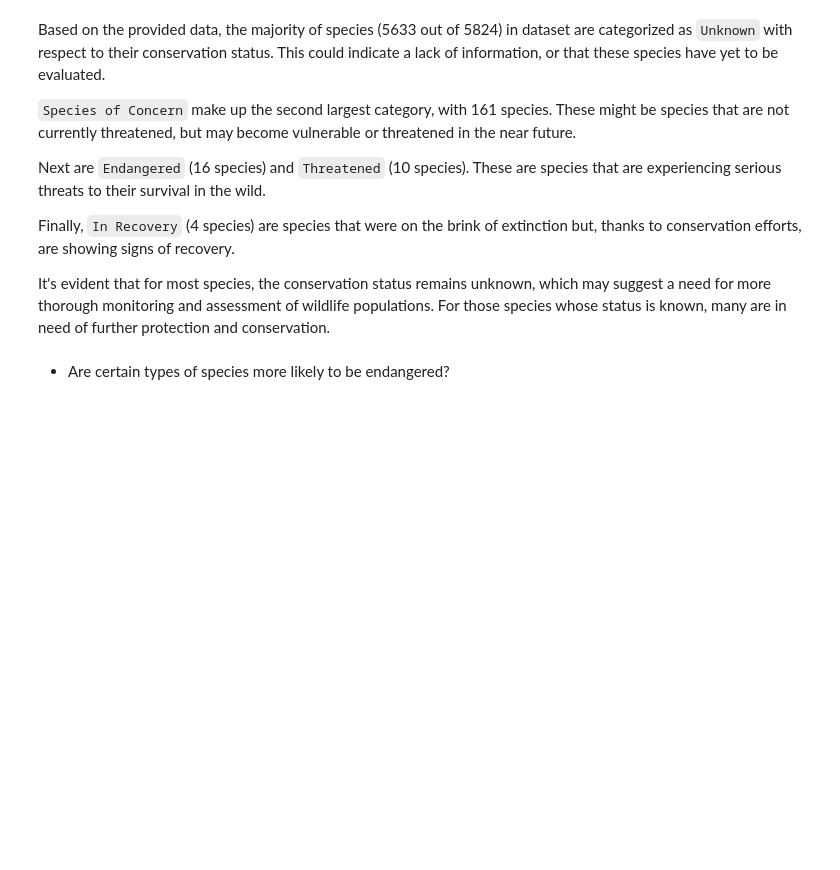
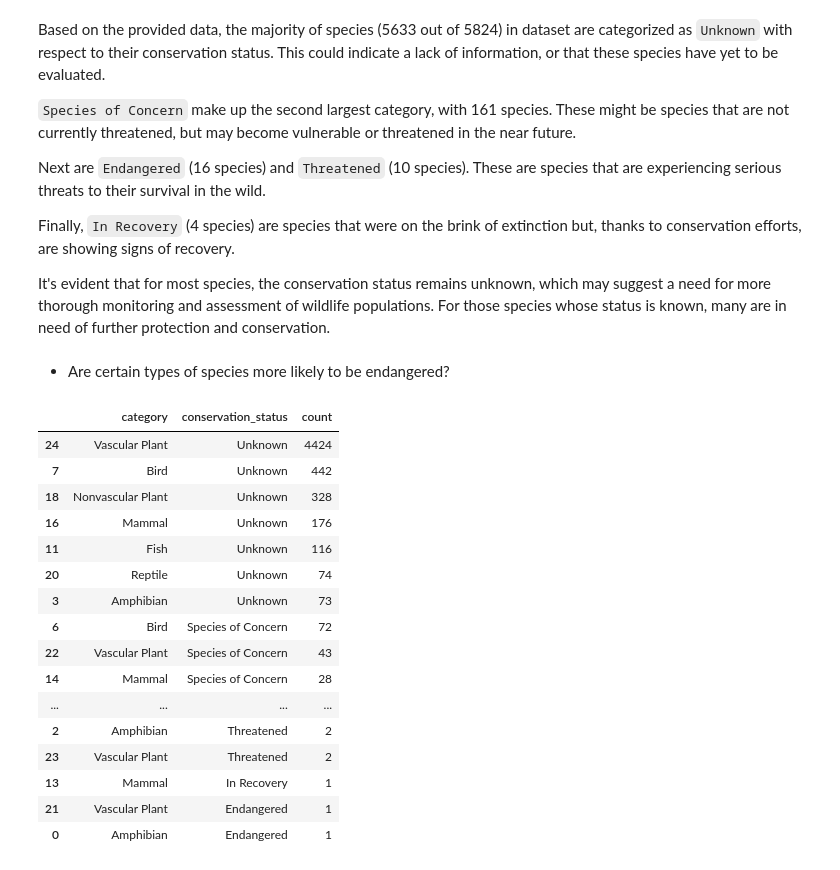
Before and after one commit to davniysons/Codecademy-Data-Science-Portfolio, a Jupyter notebook: biodiversity.ipynb, the cells around one changed output. Drawn from its saved outputs; the diff is of its cells as text; code cells hidden in the pictures; blank space fills up the shorter version.

```diff
--- a/biodiversity.ipynb
+++ b/biodiversity.ipynb
@@ -103,0 +112,20 @@ It's evident that for most species, the conservation status remains unknown, whi
+# %%
+endangered_counts
+# %% [output]
+|  | category | conservation_status | count |
+| 24 | Vascular Plant | Unknown | 4424 |
+| 7 | Bird | Unknown | 442 |
+| 18 | Nonvascular Plant | Unknown | 328 |
+| 16 | Mammal | Unknown | 176 |
+| 11 | Fish | Unknown | 116 |
+| 20 | Reptile | Unknown | 74 |
+| 3 | Amphibian | Unknown | 73 |
+| 6 | Bird | Species of Concern | 72 |
+| 22 | Vascular Plant | Species of Concern | 43 |
+| 14 | Mammal | Species of Concern | 28 |
+| ... | ... | ... | ... |
+| 2 | Amphibian | Threatened | 2 |
+| 23 | Vascular Plant | Threatened | 2 |
+| 13 | Mammal | In Recovery | 1 |
+| 21 | Vascular Plant | Endangered | 1 |
+| 0 | Amphibian | Endangered | 1 |
```
Also changed, not shown: parts of 14 cells of this notebook, 1 other file.
